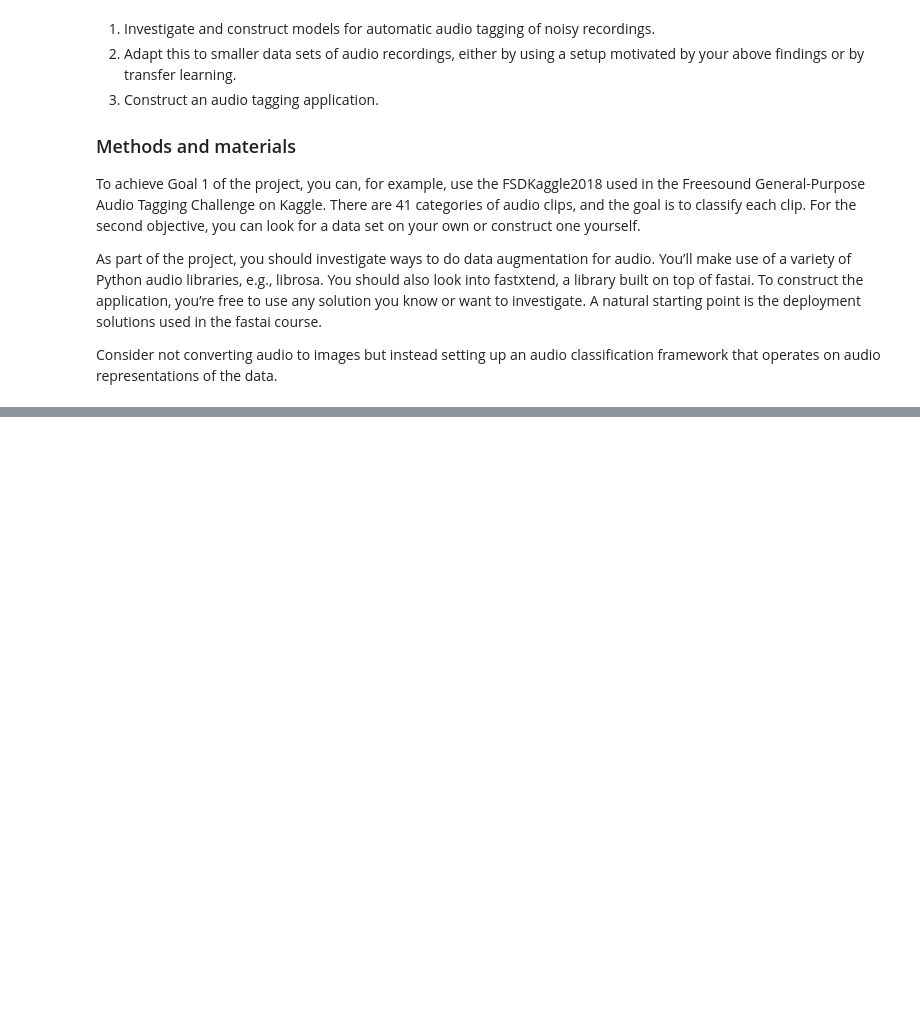
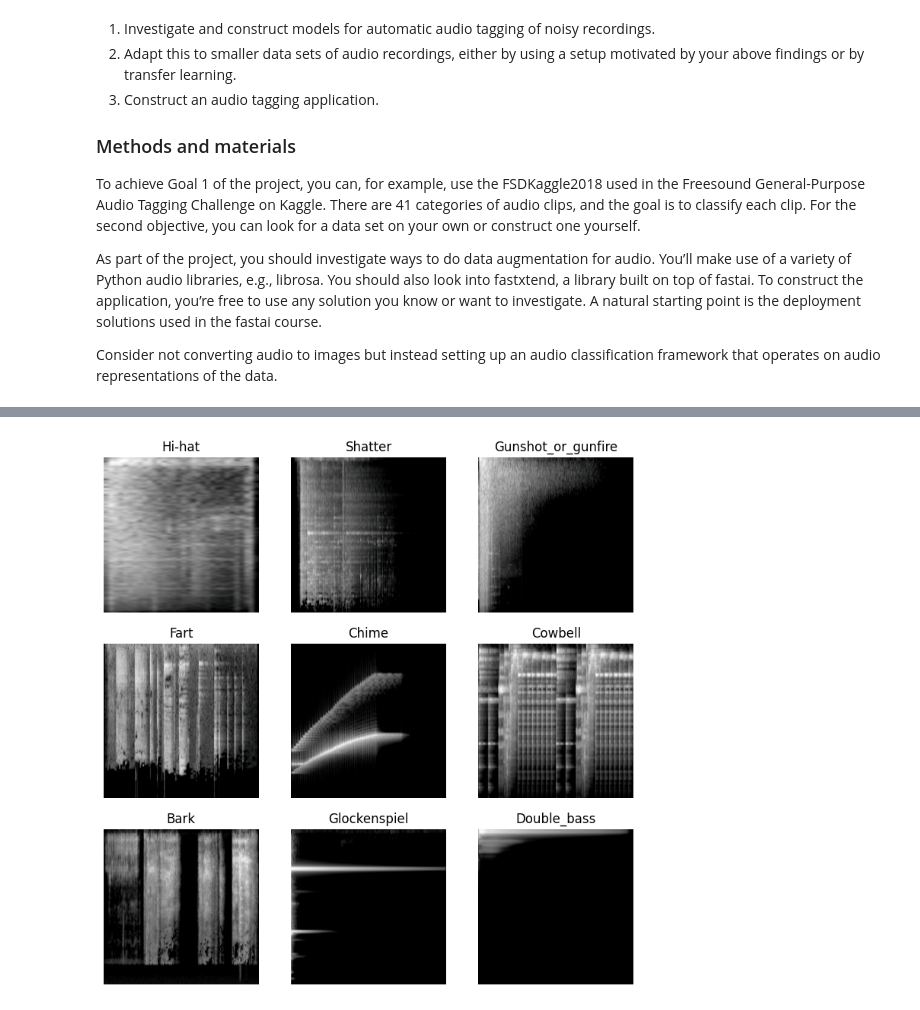
Before and after one commit to MrKiwey/audio-processing, a Jupyter notebook: deep-learning-and-audio-processing.ipynb, the cells around one changed output, grey strips where cells are left out. Cells and saved outputs as stored; diff of their text form; code cells hidden in the pictures; blank space fills up the shorter version.

```diff
--- a/deep-learning-and-audio-processing.ipynb
+++ b/deep-learning-and-audio-processing.ipynb
@@ -134,2 +72,6 @@ executing.executing.NotOneValueFound: Expected one value, found 0
+# %%
+dls.show_batch()
+# %% [output]
+[figure, added]
 # %%
 # Train the model
```
Also changed, not shown: parts of 8 cells of this notebook.
